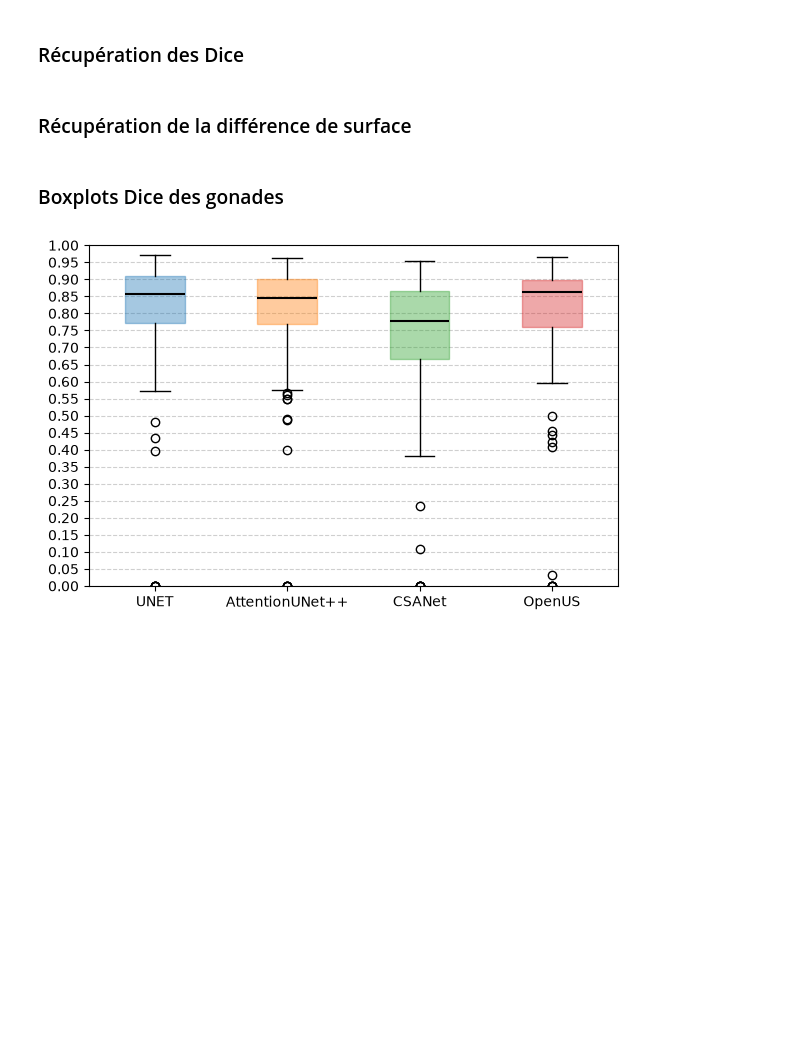
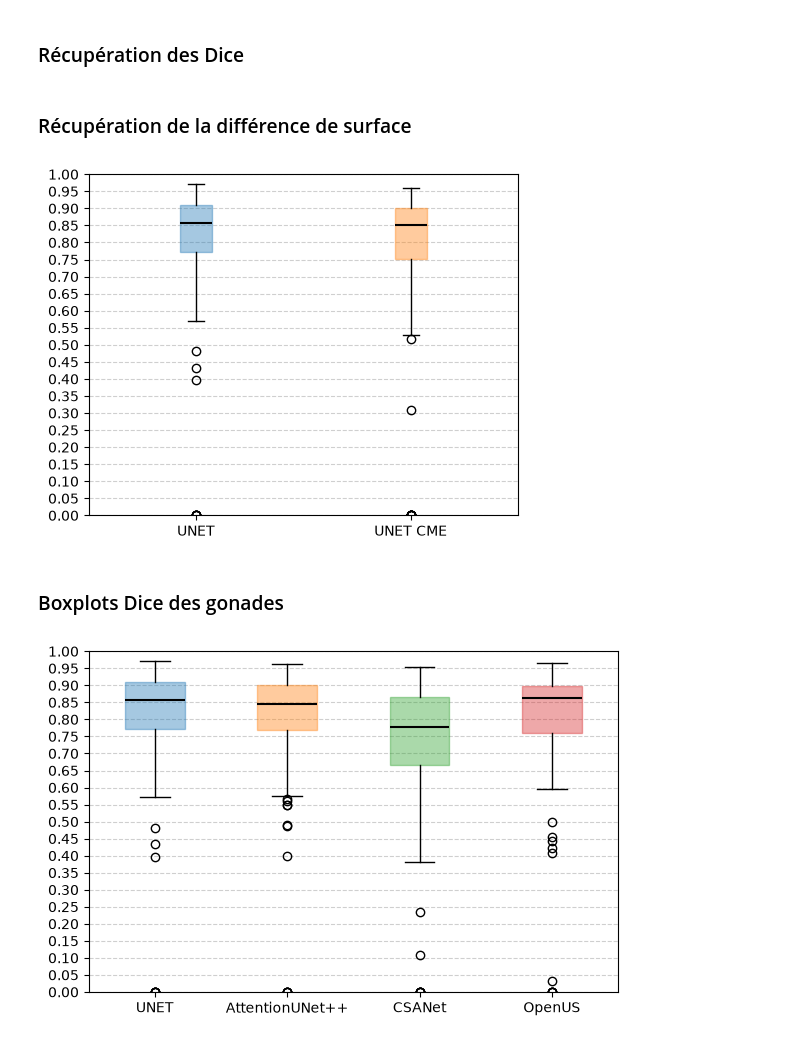
Before and after one commit to loranedp/Stage-GonAIde-2026, a Jupyter notebook: Projet/Resultats/Analyses_des_modeles.ipynb, the cells around one changed output. Cells and saved outputs as stored; diff of their text form; code cells hidden in the pictures; blank space fills up the shorter version.

```diff
--- a/Projet/Resultats/Analyses_des_modeles.ipynb
+++ b/Projet/Resultats/Analyses_des_modeles.ipynb
@@ -464,6 +461,14 @@ Diff_UNET_oeufs = collect_metrics_all_folds(results_UNET_oeufs, class_name="Oeuf
 Diff_SegHV_oeufs = collect_metrics_all_folds(results_SegHV_oeufs, class_name="Oeuf", metric_name="diff_surface")
 Diff_YOLO_instance_oeufs = collect_metrics_all_folds(results_YOLO_instance_oeufs, class_name="Oeuf", metric_name="diff_surface")
 Diff_YOLO_instance_oeufs2 = collect_metrics_all_folds(results_YOLO_instance_oeufs2, class_name="Oeuf", metric_name="diff_surface")
+# %%
+data = [DICE_UNET_2classes_Gonade, DICE_UNET_2classes_CME_Gonade]
+labels = ["UNET", "UNET CME"]
+colors = ["#1f77b4", "#ff7f0e", "#2ca02c", "#d62728", "#d629c1", "#121b82"]  # Bleu, Orange, Vert, Rouge
+limite = np.arange(0.00, 1.01, 0.05)
+plot_boxplot([data], [labels], colors, size=(5, 4), limite_echelle=limite)
+# %% [output]
+[figure, added]
 # %% [markdown]
 ### Boxplots Dice des gonades
 # %%
```
Also changed, not shown: parts of 16 cells of this notebook.
